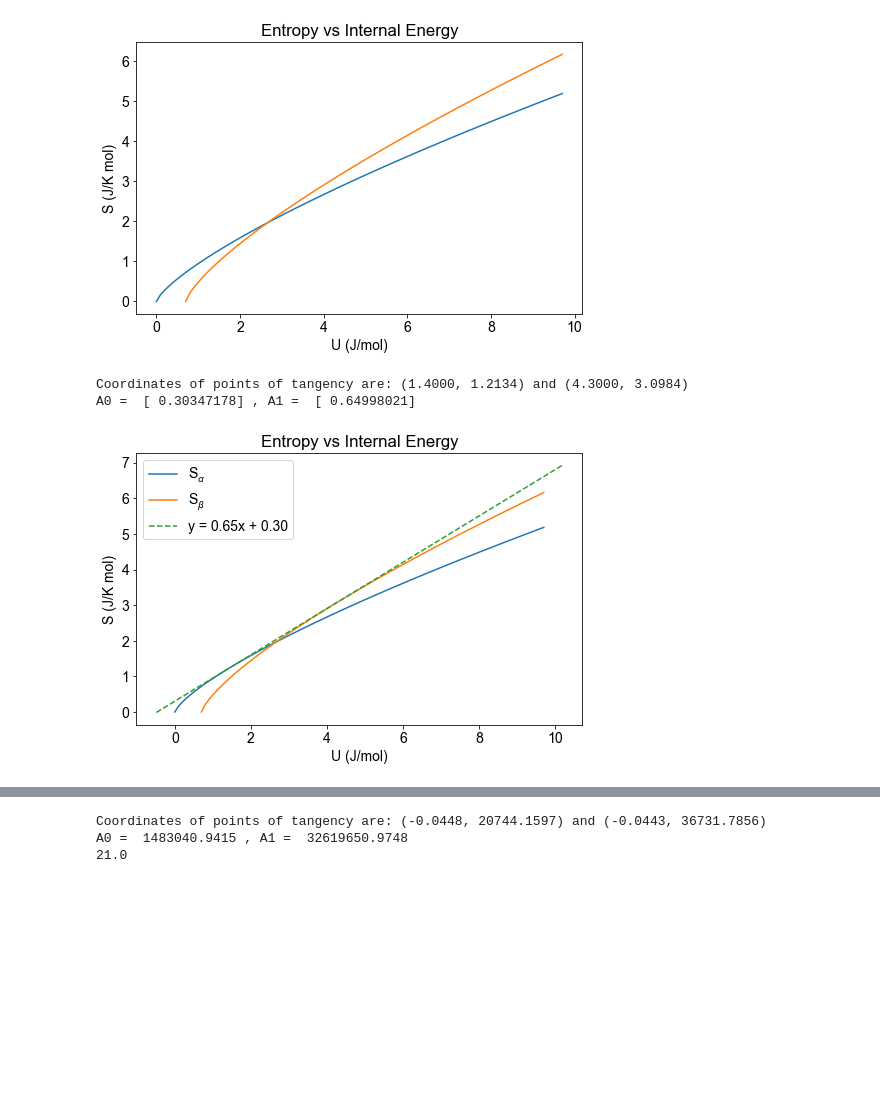
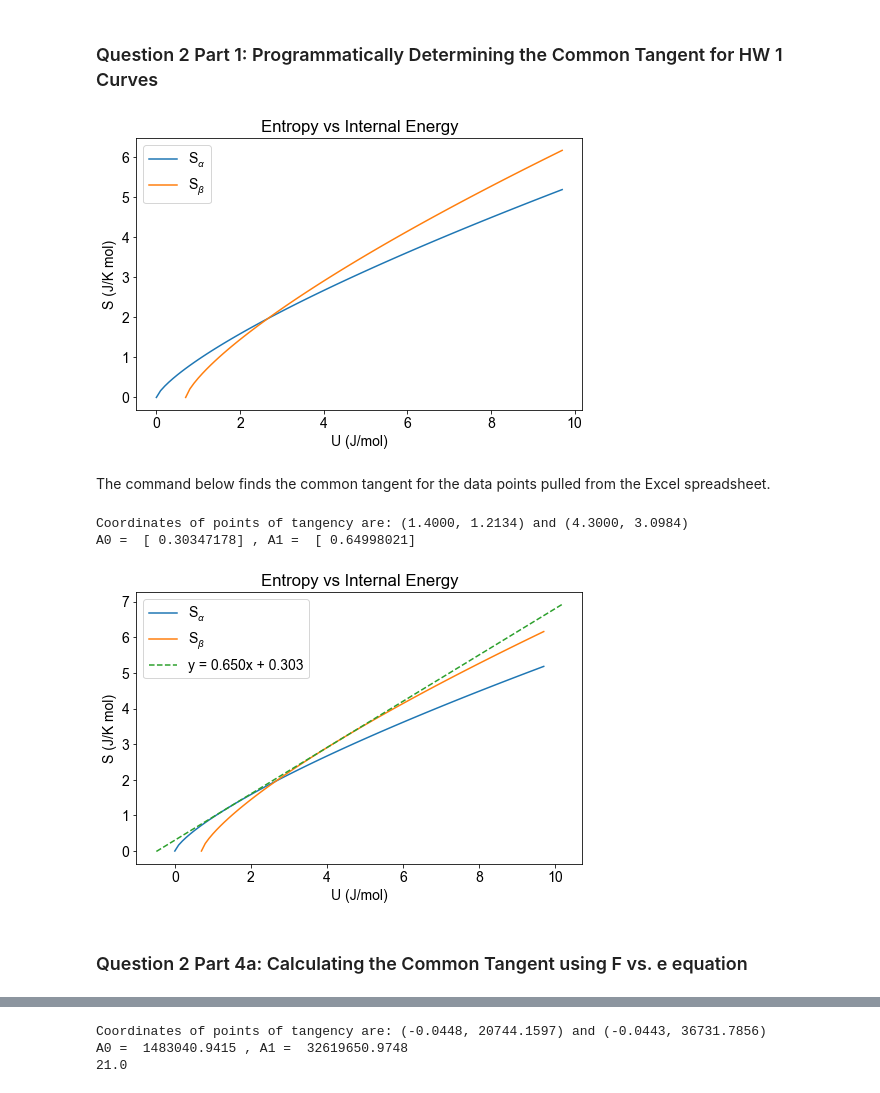
Before and after one commit to adelaiden/enma-660, a Jupyter notebook: Common Tangent.ipynb, the cells around one changed output, grey strips where cells are left out. Cells and saved outputs as stored; diff of their text form; code cells hidden in the pictures; blank space fills up the shorter version.

```diff
--- a/Common Tangent.ipynb
+++ b/Common Tangent.ipynb
@@ -71,19 +76,27 @@ mpl.rcParams['font.weight']='light'
 mpl.rcParams['mathtext.fontset'] = 'custom'
 mpl.rcParams['mathtext.rm'] = 'Arial'
 mpl.rcParams["figure.figsize"] = (8,5)
+# %% [markdown]
+### Question 2 Part 1: Programmatically Determining the Common Tangent for HW 1 Curves
 # %%
-p = plt.plot(hw5x1, hw5y1, hw5x2, hw5y2)
+fig, ax = plt.subplots() #plot the standalone curves to make sure data was read in correctly
+p = plt.plot(hw5x1, hw5y1, label=r'S$_{\alpha}$')
+p2 = plt.plot(hw5x2, hw5y2, label=r'S$_{\beta}$')
 plt.title("Entropy vs Internal Energy")
 plt.xlabel(r"U (J/mol)")
 plt.ylabel("S (J/K mol)")
+
+legend = ax.legend(loc='upper left')
 plt.show()
 # %% [output]
-[figure, old version]
+[figure, new version]
 # %%
 hw5x1 = hw5x1.values
 hw5y1 = hw5y1.values
 hw5x2 = hw5x2.values
 hw5y2 = hw5y2.values
+# %% [markdown]
+The command below finds the common tangent for the data points pulled from the Excel spreadsheet.
 # %%
 m1, b1 = find_common_tangent(hw5x1, hw5y1, hw5x2, hw5y2)
 # %% [output]
@@ -95,7 +108,7 @@ p1 = plt.plot(hw5x1, hw5y1, label=r'S$_{\alpha}$')
 p2 = plt.plot(hw5x2, hw5y2, label=r'S$_{\beta}$')
 x_line = np.array(ax.get_xlim())
 y_line1 = b1 + m1*x_line
-labelstring = 'y = %1.2fx + %1.2f' % (m1, b1)
+labelstring = 'y = %1.3fx + %1.3f' % (m1, b1)
 p3 = plt.plot(x_line, y_line1, '--', label=labelstring)
 
 plt.title("Entropy vs Internal Energy")
@@ -106,7 +119,9 @@ legend = ax.legend(loc='upper left')
 plt.show()
 # p4 = plt.plot(x_line, y_line2, '--')
 # %% [output]
-[figure, old version]
+[figure, new version]
+# %% [markdown]
+### Question 2 Part 4a: Calculating the Common Tangent using F vs. e equation
 # %%
 ua0 = 0
 ub0 = 13333.0
```
Also changed, not shown: parts of 19 cells of this notebook.
